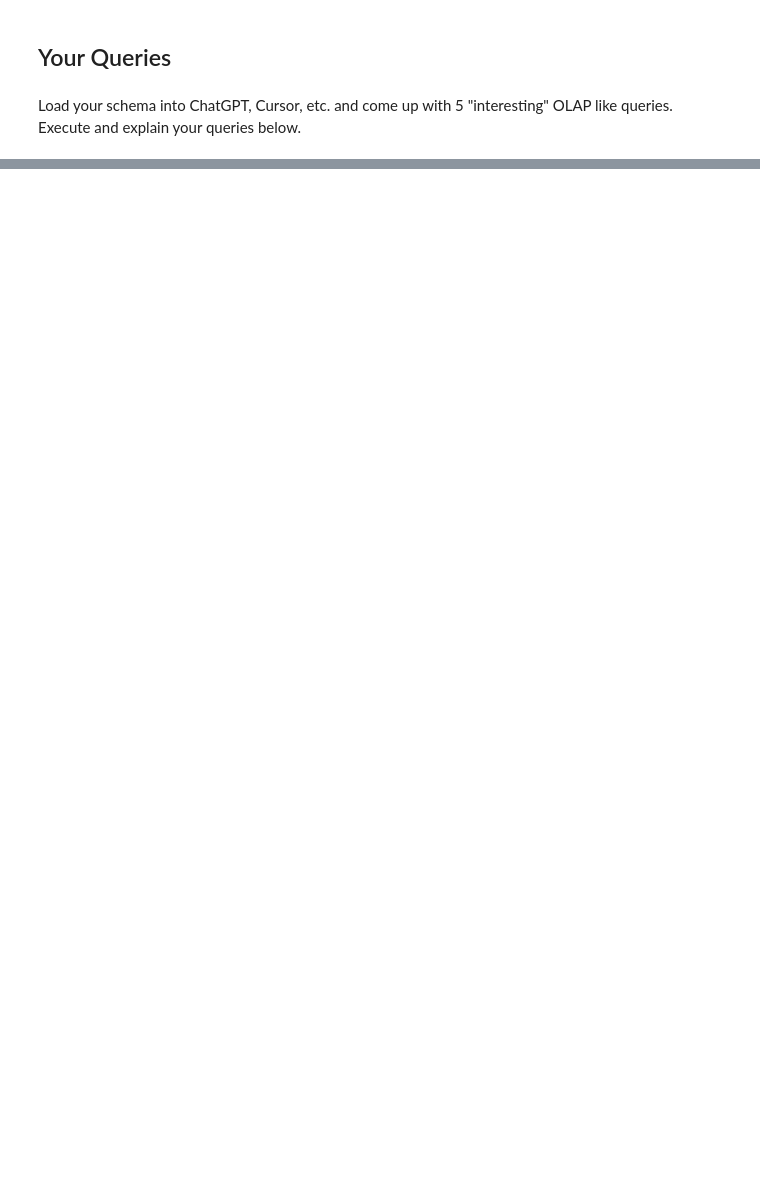
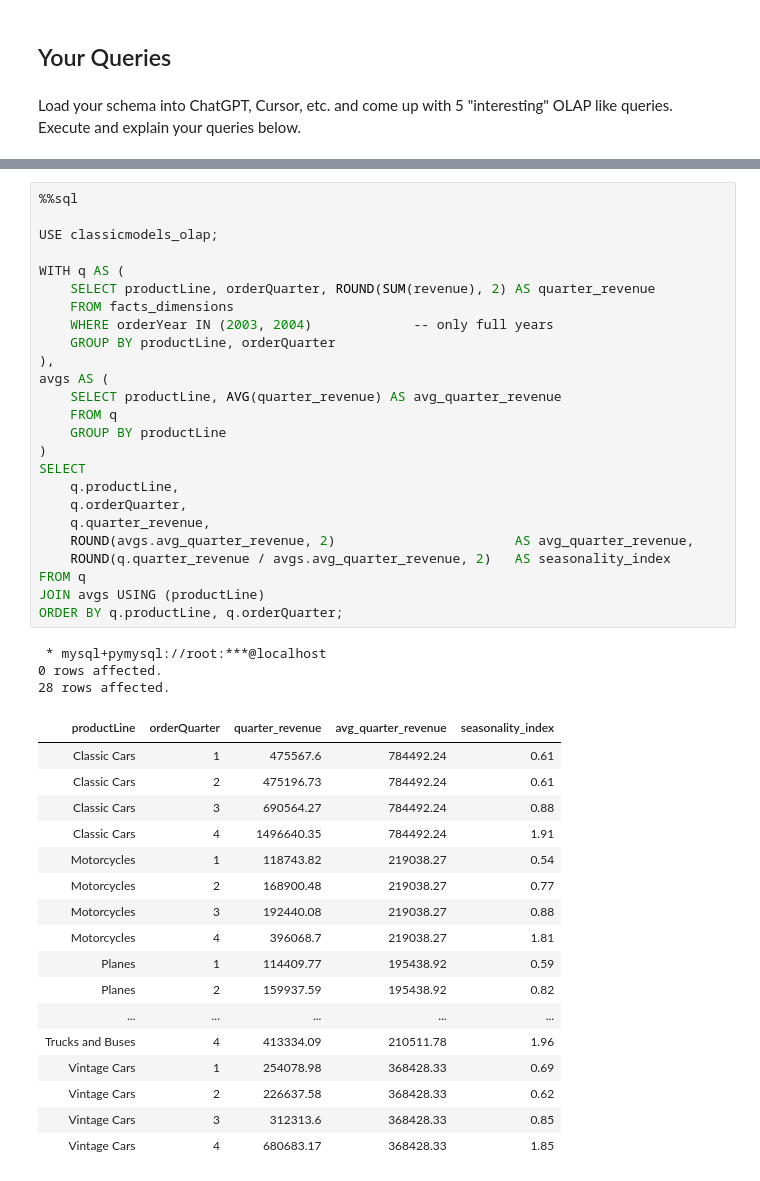
Before and after one commit to david-van-nguyen/W4111-Intro-to-Databases-Spring-2026, a Jupyter notebook: Homework/HW4/dff9-W4111-Spring-2026-HW4-non-programming-v1.ipynb, the cells around one changed output, grey strips where cells are left out. Saved outputs shown, nothing was run; the diff lists cells and outputs as text; blank space fills up the shorter version.

```diff
--- a/Homework/HW4/dff9-W4111-Spring-2026-HW4-non-programming-v1.ipynb
+++ b/Homework/HW4/dff9-W4111-Spring-2026-HW4-non-programming-v1.ipynb
@@ -445,0 +685,46 @@ Load your schema into ChatGPT, Cursor, etc. and come up with 5 "interesting" OLA
+# %%
+%%sql
+
+USE classicmodels_olap;
+
+WITH q AS (
+    SELECT productLine, orderQuarter, ROUND(SUM(revenue), 2) AS quarter_revenue
+    FROM facts_dimensions
+    WHERE orderYear IN (2003, 2004)             -- only full years
+    GROUP BY productLine, orderQuarter
+),
+avgs AS (
+    SELECT productLine, AVG(quarter_revenue) AS avg_quarter_revenue
+    FROM q
+    GROUP BY productLine
+)
+SELECT
+    q.productLine,
+    q.orderQuarter,
+    q.quarter_revenue,
+    ROUND(avgs.avg_quarter_revenue, 2)                       AS avg_quarter_revenue,
+    ROUND(q.quarter_revenue / avgs.avg_quarter_revenue, 2)   AS seasonality_index
+FROM q
+JOIN avgs USING (productLine)
+ORDER BY q.productLine, q.orderQuarter;
+# %% [output]
+ * mysql+pymysql://root:***@localhost
+0 rows affected.
+28 rows affected.
+| productLine | orderQuarter | quarter_revenue | avg_quarter_revenue | seasonality_index |
+| Classic Cars | 1 | 475567.6 | 784492.24 | 0.61 |
+| Classic Cars | 2 | 475196.73 | 784492.24 | 0.61 |
+| Classic Cars | 3 | 690564.27 | 784492.24 | 0.88 |
+| Classic Cars | 4 | 1496640.35 | 784492.24 | 1.91 |
+| Motorcycles | 1 | 118743.82 | 219038.27 | 0.54 |
+| Motorcycles | 2 | 168900.48 | 219038.27 | 0.77 |
+| Motorcycles | 3 | 192440.08 | 219038.27 | 0.88 |
+| Motorcycles | 4 | 396068.7 | 219038.27 | 1.81 |
+| Planes | 1 | 114409.77 | 195438.92 | 0.59 |
+| Planes | 2 | 159937.59 | 195438.92 | 0.82 |
+| ... | ... | ... | ... | ... |
+| Trucks and Buses | 4 | 413334.09 | 210511.78 | 1.96 |
+| Vintage Cars | 1 | 254078.98 | 368428.33 | 0.69 |
+| Vintage Cars | 2 | 226637.58 | 368428.33 | 0.62 |
+| Vintage Cars | 3 | 312313.6 | 368428.33 | 0.85 |
+| Vintage Cars | 4 | 680683.17 | 368428.33 | 1.85 |
```
Also changed, not shown: parts of 19 cells of this notebook, 1 other file.
